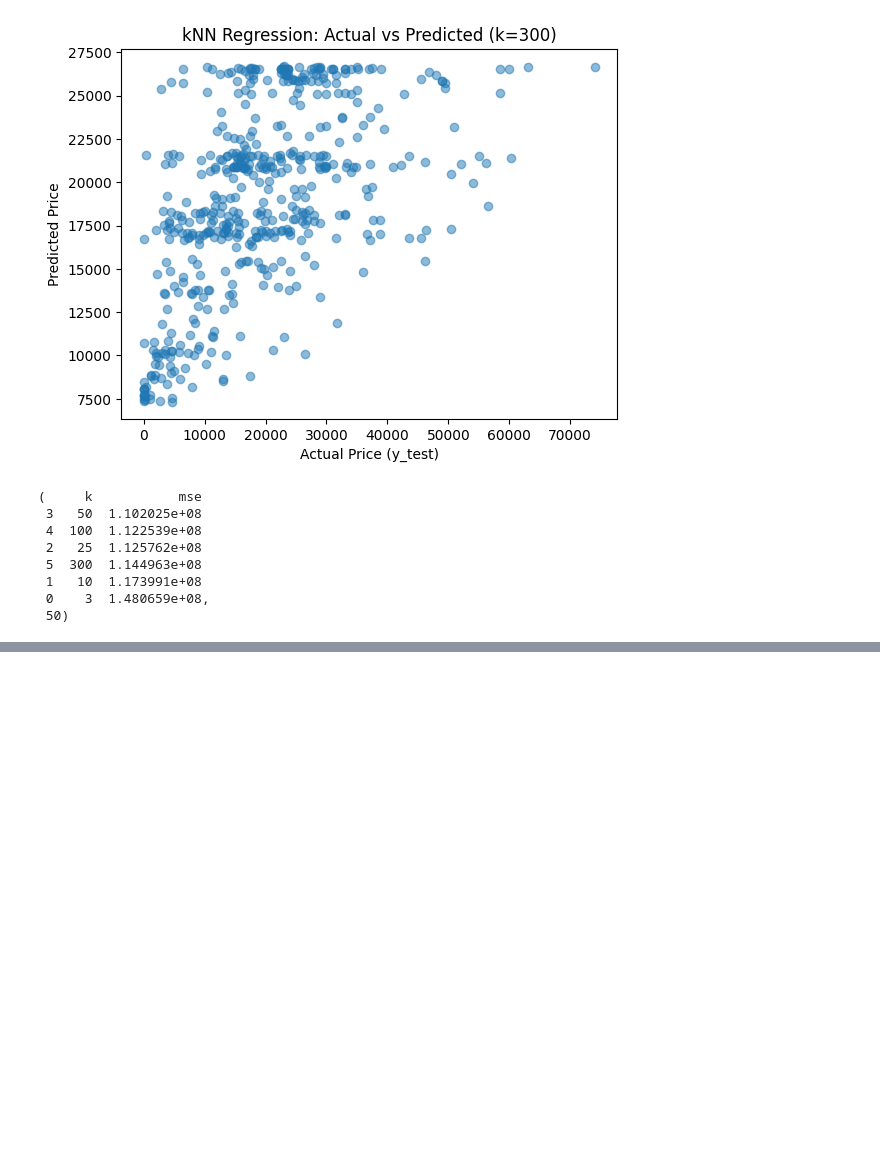
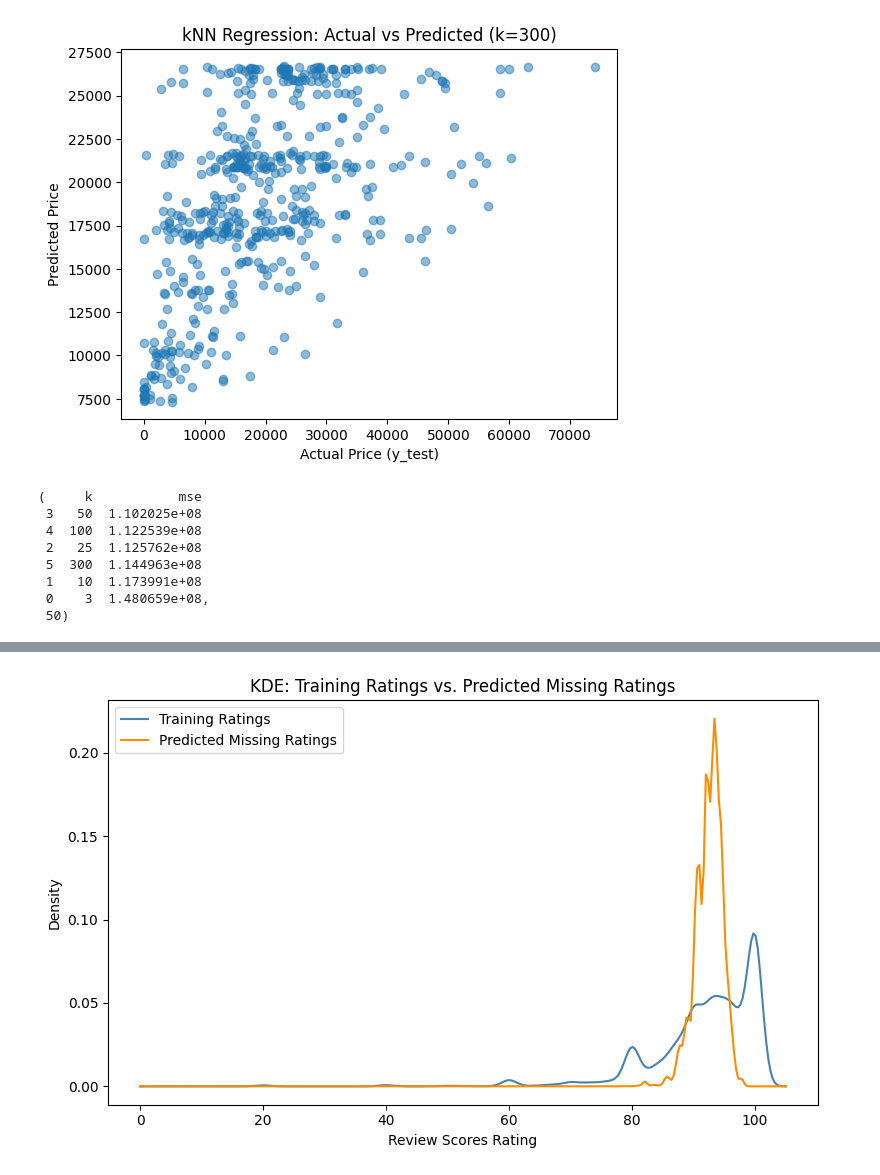
Before and after one commit to simonalam/undergrad_ml_assignments, a Jupyter notebook: 02_assignment_knn/02_assignment_knn.ipynb, the cells around one changed output, grey strips where cells are left out. Drawn from its saved outputs; the diff is of its cells as text; code cells hidden in the pictures; blank space fills up the shorter version.

```diff
--- a/02_assignment_knn/02_assignment_knn.ipynb
+++ b/02_assignment_knn/02_assignment_knn.ipynb
@@ -486,0 +324,5 @@ Using `predict_proba`, the probability output includes columns for all 7 classes
+# %%
+missing_df = df.loc[df['Review Scores Rating'].isnull()].copy()
+
+print(missing_df.shape)
+print(missing_df.head())
@@ -486,0 +397,17 @@ Using `predict_proba`, the probability output includes columns for all 7 classes
+# %%
+x_range = np.linspace(0, 105, 300)
+
+kde_train = gaussian_kde(y)
+kde_pred = gaussian_kde(predicted_ratings)
+
+plt.figure(figsize=(8, 5))
+plt.plot(x_range, kde_train(x_range), label='Training Ratings', color='steelblue')
+plt.plot(x_range, kde_pred(x_range), label='Predicted Missing Ratings', color='darkorange')
+plt.xlabel('Review Scores Rating')
+plt.ylabel('Density')
+plt.title('KDE: Training Ratings vs. Predicted Missing Ratings')
+plt.legend()
+plt.tight_layout()
+plt.show()
+# %% [output]
+[figure, added]
```
Also changed, not shown: parts of 14 cells of this notebook.
